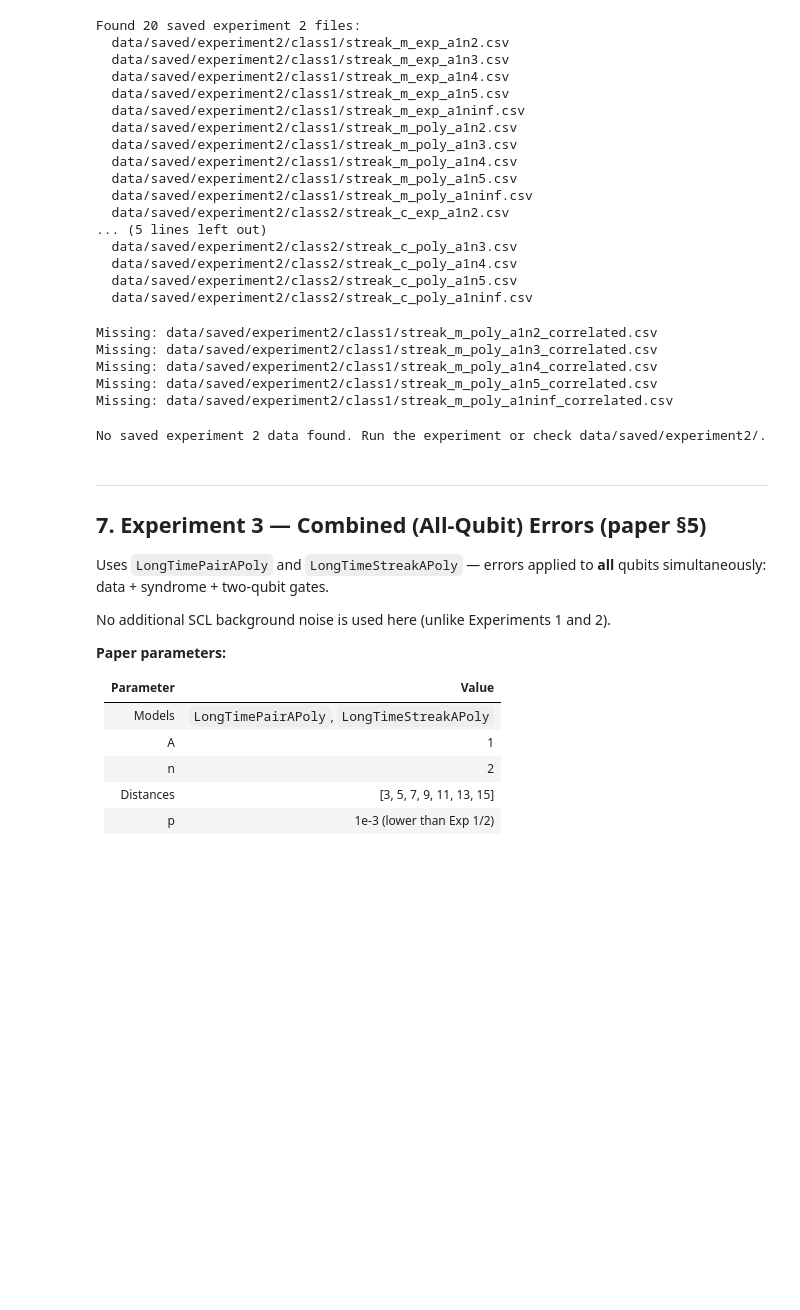
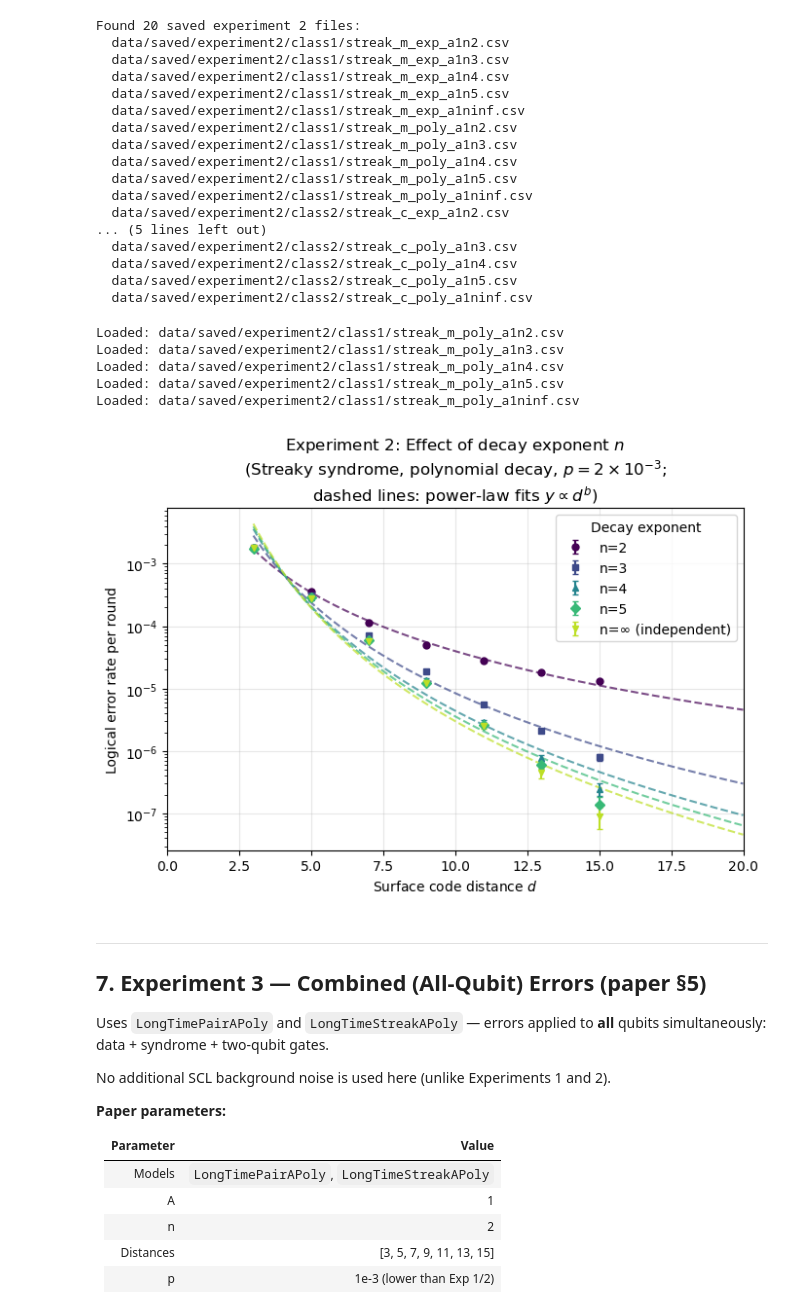
Before and after one commit to DaneshMorales/corrqec, a Jupyter notebook: tutorial.ipynb, the cells around one changed output. Drawn from its saved outputs; the diff is of its cells as text; code cells hidden in the pictures; blank space fills up the shorter version.

```diff
--- a/tutorial.ipynb
+++ b/tutorial.ipynb
@@ -741,14 +762,15 @@ Found 20 saved experiment 2 files:
   data/saved/experiment2/class2/streak_c_poly_a1n5.csv
   data/saved/experiment2/class2/streak_c_poly_a1ninf.csv
 # %%
-# Load all saved experiment 2 correlated data (class1 polynomial sweep)
+# Load saved Experiment 2 data (class1 polynomial streak sweep)
+# Note: these files are named without a _correlated suffix
 exp2_saved_base = 'data/saved/experiment2'
 exp2_corr_files = [
-    f'{exp2_saved_base}/class1/streak_m_poly_a1n2_correlated.csv',
-    f'{exp2_saved_base}/class1/streak_m_poly_a1n3_correlated.csv',
-    f'{exp2_saved_base}/class1/streak_m_poly_a1n4_correlated.csv',
-    f'{exp2_saved_base}/class1/streak_m_poly_a1n5_correlated.csv',
-    f'{exp2_saved_base}/class1/streak_m_poly_a1ninf_correlated.csv',
+    f'{exp2_saved_base}/class1/streak_m_poly_a1n2.csv',
+    f'{exp2_saved_base}/class1/streak_m_poly_a1n3.csv',
+    f'{exp2_saved_base}/class1/streak_m_poly_a1n4.csv',
+    f'{exp2_saved_base}/class1/streak_m_poly_a1n5.csv',
+    f'{exp2_saved_base}/class1/streak_m_poly_a1ninf.csv',
 ]
 
 exp2_data = []
@@ -759,41 +781,46 @@ for fp in exp2_corr_files:
     else:
         print(f"Missing: {fp}")
 # %% [output]
-Missing: data/saved/experiment2/class1/streak_m_poly_a1n2_correlated.csv
-Missing: data/saved/experiment2/class1/streak_m_poly_a1n3_correlated.csv
-Missing: data/saved/experiment2/class1/streak_m_poly_a1n4_correlated.csv
-Missing: data/saved/experiment2/class1/streak_m_poly_a1n5_correlated.csv
-Missing: data/saved/experiment2/class1/streak_m_poly_a1ninf_correlated.csv
+Loaded: data/saved/experiment2/class1/streak_m_poly_a1n2.csv
+Loaded: data/saved/experiment2/class1/streak_m_poly_a1n3.csv
+Loaded: data/saved/experiment2/class1/streak_m_poly_a1n4.csv
+Loaded: data/saved/experiment2/class1/streak_m_poly_a1n5.csv
+Loaded: data/saved/experiment2/class1/streak_m_poly_a1ninf.csv
 # %%
 # Plot Experiment 2: effect of decay exponent n on logical error rate
+# All entries are LongTimeStreakMPoly (streaky correlated), so fits use
+# log(y) = a + b·log(d)  →  y ∝ d^b  (power law), matching the paper's figures.py.
 if exp2_data:
     fig, ax = plt.subplots(figsize=(7, 5))
     colors = plt.cm.viridis(np.linspace(0, 0.9, len(exp2_data)))
     markers = ['o', 's', '^', 'D', 'v']
+    x_fit = np.linspace(3, 20, 100)
+    e = np.e
 
-    for i, (data, label, color, marker) in enumerate(zip(
-        exp2_data, exp2_labels[:len(exp2_data)], colors, markers
-    )):
+    for data, label, color, marker in zip(exp2_data, exp2_labels[:len(exp2_data)], colors, markers):
         x, y, yerr = format_for_plot(data)
         ax.errorbar(x, y, yerr=yerr, label=label, fmt=marker,
                     markersize=5, color=color, capsize=2)
-        coeffs = np.polyfit(x, np.log(y), 1)
-        x_fit = np.linspace(3, 20, 100)
-        ax.plot(x_fit, e ** np.polyval(coeffs, x_fit), color=color, linestyle='--', alpha=0.6)
+        # Power-law fit: log(y) = a + b·log(d)
+        coeffs = np.polyfit(np.log(x), np.log(y), 1)
+        ax.plot(x_fit, e ** (coeffs[1] + coeffs[0] * np.log(x_fit)),
+                color=color, linestyle='--', alpha=0.7)
 
     ax.semilogy()
     ax.grid(True, alpha=0.3)
     ax.set_xlim([0, 20])
     ax.set_xlabel('Surface code distance $d$')
     ax.set_ylabel('Logical error rate per round')
-    ax.set_title('Experiment 2: Effect of decay exponent $n$\n(Streaky syndrome errors, polynomial decay, $p=2\\times10^{-3}$)')
+    ax.set_title('Experiment 2: Effect of decay exponent $n$\n'
+                 '(Streaky syndrome, polynomial decay, $p=2\\times10^{-3}$;\n'
+                 'dashed lines: power-law fits $y \\propto d^b$)')
     ax.legend(title='Decay exponent')
     fig.tight_layout()
     plt.show()
 else:
     print("No saved experiment 2 data found. Run the experiment or check data/saved/experiment2/.")
 # %% [output]
-No saved experiment 2 data found. Run the experiment or check data/saved/experiment2/.
+[figure, added]
 # %% [markdown]
 ---
 ## 7. Experiment 3 — Combined (All-Qubit) Errors (paper §5)
```
Also changed, not shown: parts of 9 cells of this notebook, 3 other files.
